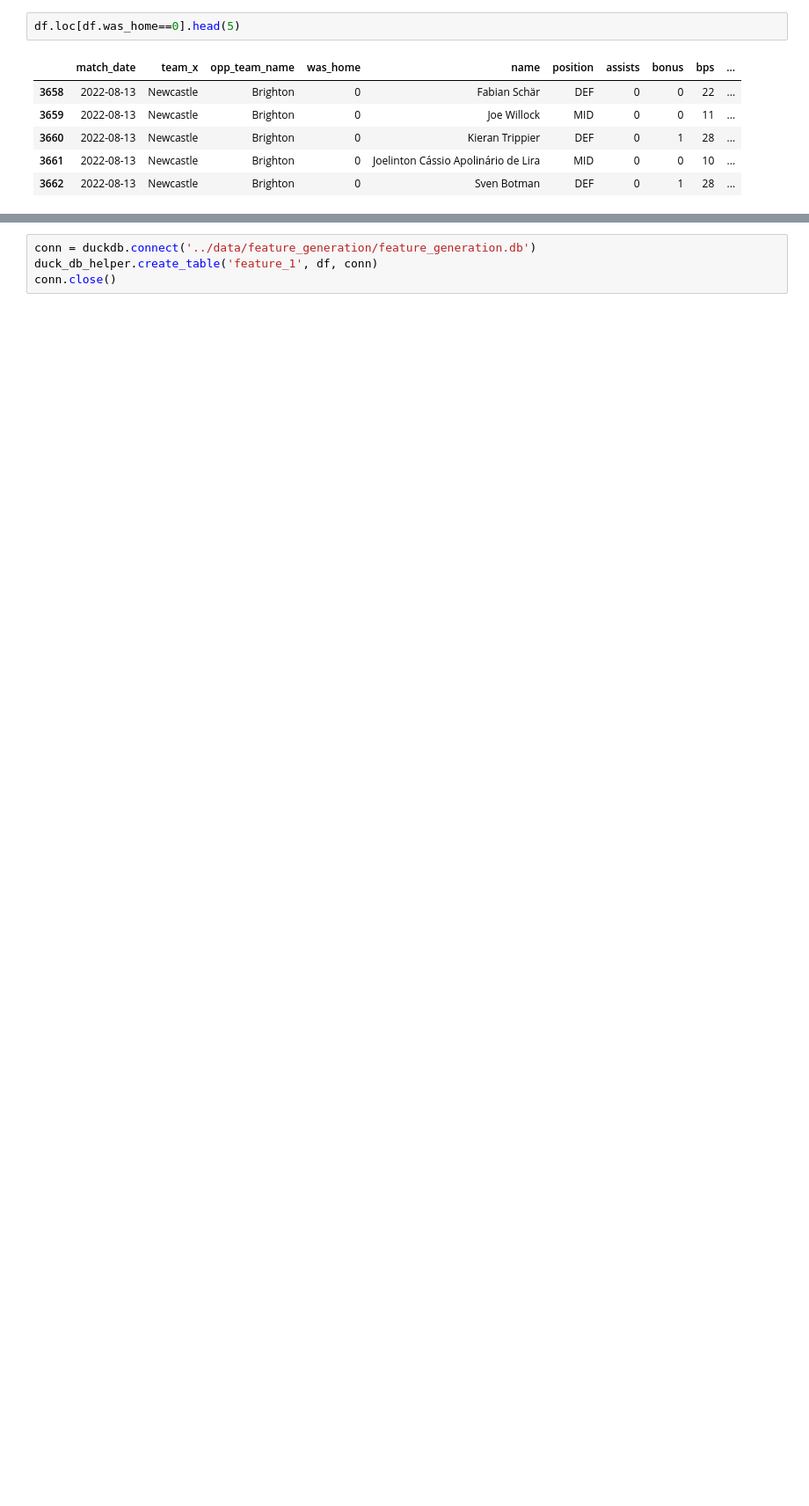
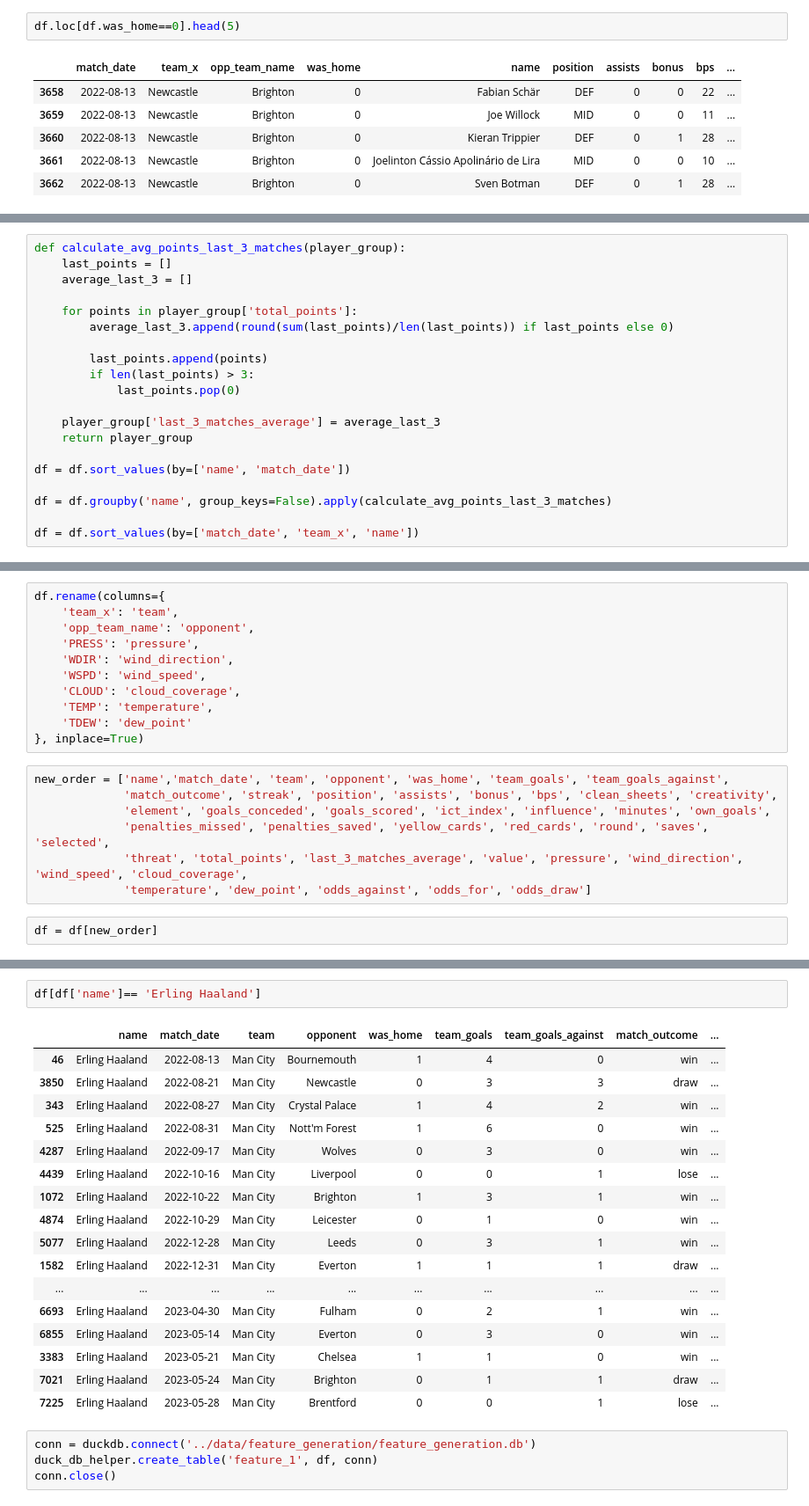
Before and after one commit to marcmelis/adsdb-fantasy-football, a Jupyter notebook: notebooks/feature_generation/feature_generation.ipynb, the cells around one changed output, grey strips where cells are left out. Shown at 88% size. Cells and saved outputs as stored; diff of their text form; blank space fills up the shorter version.

Commit message:
add generate average 3 matchespoints

```diff
--- a/notebooks/feature_generation/feature_generation.ipynb
+++ b/notebooks/feature_generation/feature_generation.ipynb
@@ -82,0 +130,20 @@ df.loc[df.was_home==0].head(5)
+# %%
+def calculate_avg_points_last_3_matches(player_group):
+    last_points = []
+    average_last_3 = []
+
+    for points in player_group['total_points']:
+        average_last_3.append(round(sum(last_points)/len(last_points)) if last_points else 0)
+
+        last_points.append(points)
+        if len(last_points) > 3:
+            last_points.pop(0)
+
+    player_group['last_3_matches_average'] = average_last_3
+    return player_group
+
+df = df.sort_values(by=['name', 'match_date'])
+
+df = df.groupby('name', group_keys=False).apply(calculate_avg_points_last_3_matches)
+
+df = df.sort_values(by=['match_date', 'team_x', 'name'])
@@ -82,0 +152,20 @@ df.loc[df.was_home==0].head(5)
+# %%
+df.rename(columns={
+    'team_x': 'team',
+    'opp_team_name': 'opponent',
+    'PRESS': 'pressure',
+    'WDIR': 'wind_direction',
+    'WSPD': 'wind_speed',
+    'CLOUD': 'cloud_coverage',
+    'TEMP': 'temperature',
+    'TDEW': 'dew_point'
+}, inplace=True)
+# %%
+new_order = ['name','match_date', 'team', 'opponent', 'was_home', 'team_goals', 'team_goals_against',
+             'match_outcome', 'streak', 'position', 'assists', 'bonus', 'bps', 'clean_sheets', 'creativity',
+             'element', 'goals_conceded', 'goals_scored', 'ict_index', 'influence', 'minutes', 'own_goals',
+             'penalties_missed', 'penalties_saved', 'yellow_cards', 'red_cards', 'round', 'saves', 'selected',
+             'threat', 'total_points', 'last_3_matches_average', 'value', 'pressure', 'wind_direction', 'wind_speed', 'cloud_coverage',
+             'temperature', 'dew_point', 'odds_against', 'odds_for', 'odds_draw']
+# %%
+df = df[new_order]
@@ -83,3 +188,23 @@ df.loc[df.was_home==0].head(5)
+# %%
+df[df['name']== 'Erling Haaland']
+# %% [output]
+|  | name | match_date | team | opponent | was_home | team_goals | team_goals_against | match_outcome | ... |
+| 46 | Erling Haaland | 2022-08-13 | Man City | Bournemouth | 1 | 4 | 0 | win | ... |
+| 3850 | Erling Haaland | 2022-08-21 | Man City | Newcastle | 0 | 3 | 3 | draw | ... |
+| 343 | Erling Haaland | 2022-08-27 | Man City | Crystal Palace | 1 | 4 | 2 | win | ... |
+| 525 | Erling Haaland | 2022-08-31 | Man City | Nott'm Forest | 1 | 6 | 0 | win | ... |
+| 4287 | Erling Haaland | 2022-09-17 | Man City | Wolves | 0 | 3 | 0 | win | ... |
+| 4439 | Erling Haaland | 2022-10-16 | Man City | Liverpool | 0 | 0 | 1 | lose | ... |
+| 1072 | Erling Haaland | 2022-10-22 | Man City | Brighton | 1 | 3 | 1 | win | ... |
+| 4874 | Erling Haaland | 2022-10-29 | Man City | Leicester | 0 | 1 | 0 | win | ... |
+| 5077 | Erling Haaland | 2022-12-28 | Man City | Leeds | 0 | 3 | 1 | win | ... |
+| 1582 | Erling Haaland | 2022-12-31 | Man City | Everton | 1 | 1 | 1 | draw | ... |
+| ... | ... | ... | ... | ... | ... | ... | ... | ... | ... |
+| 6693 | Erling Haaland | 2023-04-30 | Man City | Fulham | 0 | 2 | 1 | win | ... |
+| 6855 | Erling Haaland | 2023-05-14 | Man City | Everton | 0 | 3 | 0 | win | ... |
+| 3383 | Erling Haaland | 2023-05-21 | Man City | Chelsea | 1 | 1 | 0 | win | ... |
+| 7021 | Erling Haaland | 2023-05-24 | Man City | Brighton | 0 | 1 | 1 | draw | ... |
+| 7225 | Erling Haaland | 2023-05-28 | Man City | Brentford | 0 | 0 | 1 | lose | ... |
 # %%
 conn = duckdb.connect('../data/feature_generation/feature_generation.db')
 duck_db_helper.create_table('feature_1', df, conn)
```
Also changed, not shown: parts of 7 cells of this notebook.
